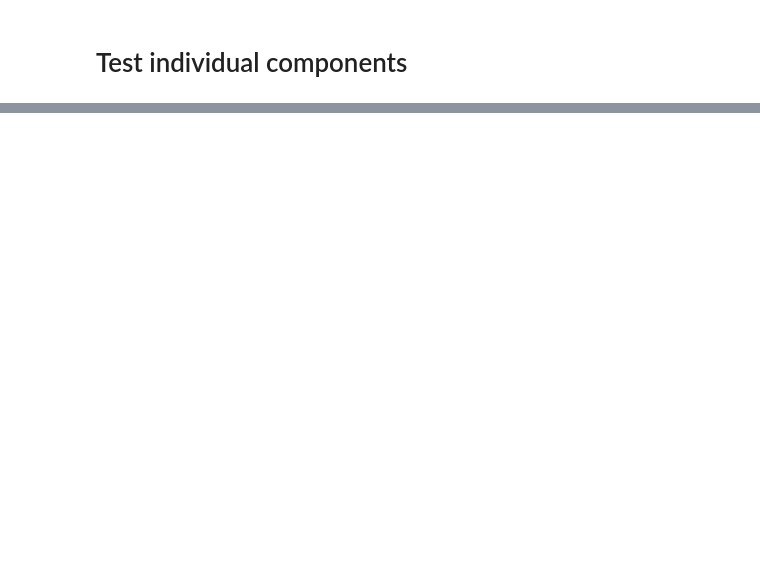
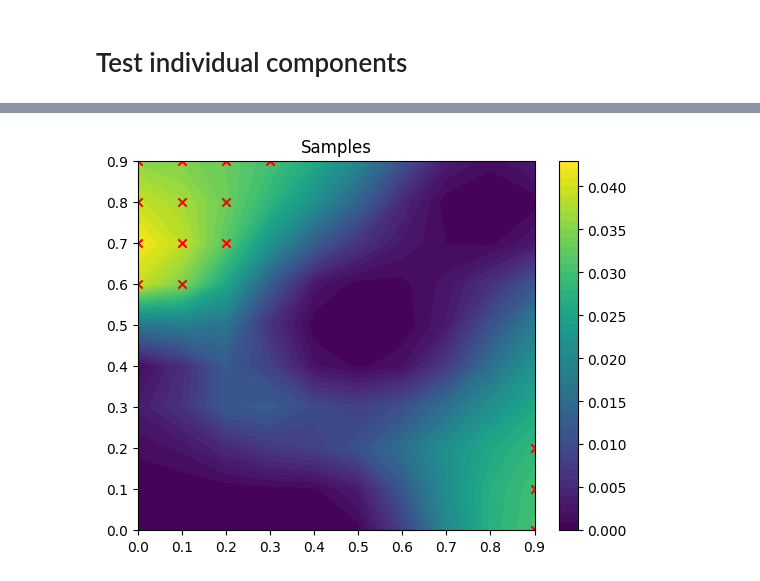
Before and after one commit to alexhernandezgarcia/activelearning, a Jupyter notebook: my_package/activelearning.ipynb, the cells around one changed output, grey strips where cells are left out. Saved outputs shown, nothing was run; the diff lists cells and outputs as text; code cells hidden in the pictures; blank space fills up the shorter version.

```diff
--- a/my_package/activelearning.ipynb
+++ b/my_package/activelearning.ipynb
@@ -197,0 +276,17 @@ tensor([  -0.8709, -171.1192, -273.2218, -174.8874], device='cuda:0',
+# %%
+# Sampler (e.g., GFlowNet, or Random Sampler)
+from sampler.sampler import GreedySampler, RandomSampler
+
+sampler = GreedySampler(surrogate)
+# sampler = RandomSampler(surrogate)
+sampler.fit()
+samples = sampler.get_samples(n_samples * 3, grid_flat.clone()).cpu()
+
+# plot acq function with proposed candidates
+fig, ax = plot_function(
+    surrogate.get_acquisition_values, grid_flat.clone(), scatter_markers=samples
+)
+plt.title("Samples")
+plt.show()
+# %% [output]
+[figure, added]
```
Also changed, not shown: parts of 21 cells of this notebook, 6 other files.
